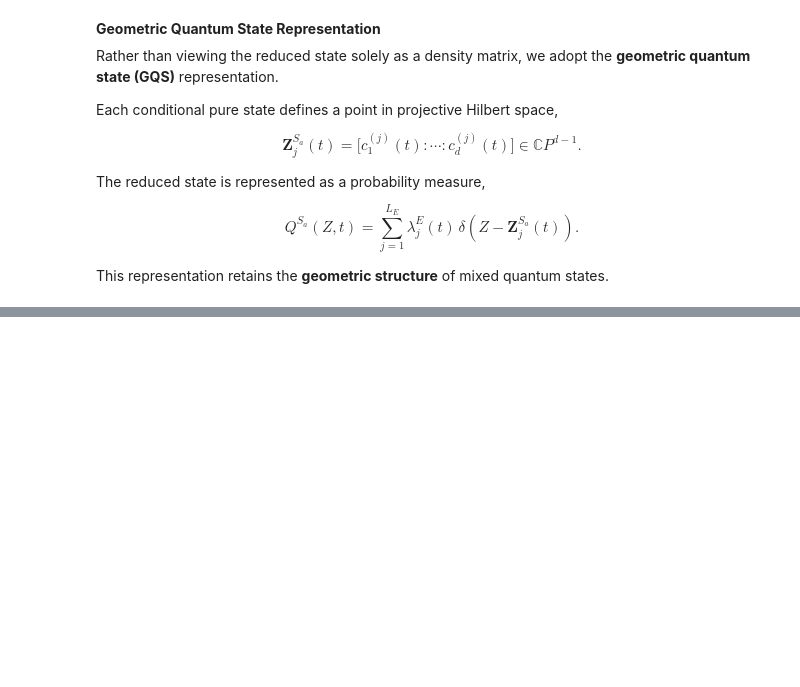
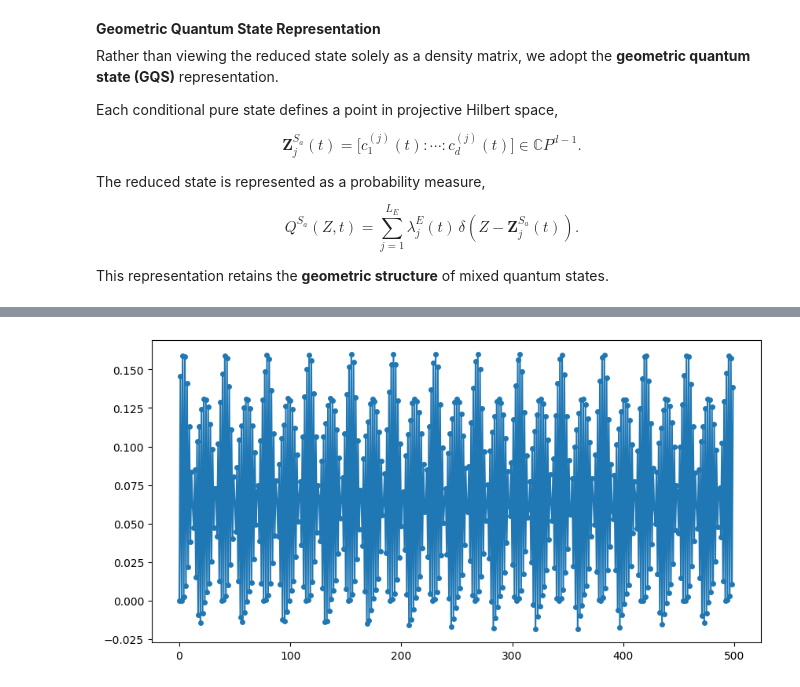
Before and after one commit to Kommmi/Qaos, a Jupyter notebook: GQS.ipynb, the cells around one changed output, grey strips where cells are left out. Saved outputs shown, nothing was run; the diff lists cells and outputs as text; code cells hidden in the pictures; blank space fills up the shorter version.

```diff
--- a/GQS.ipynb
+++ b/GQS.ipynb
@@ -287,0 +245,6 @@ plt.show()
+# %%
+plt.figure(figsize=(10,5))
+plt.plot(ln_dl, marker='o', markersize=4)
+plt.show()
+# %% [output]
+[figure, added]
```
Also changed, not shown: parts of 19 cells of this notebook.
